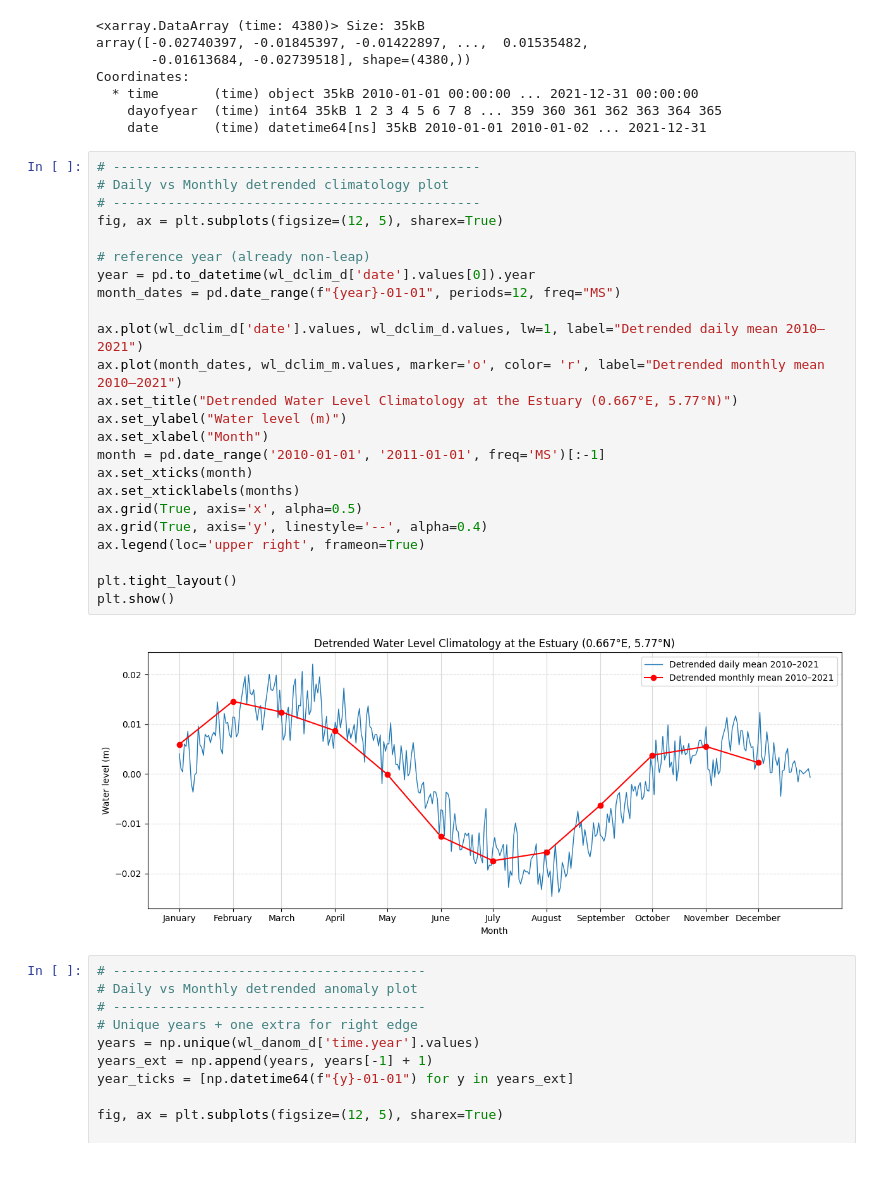
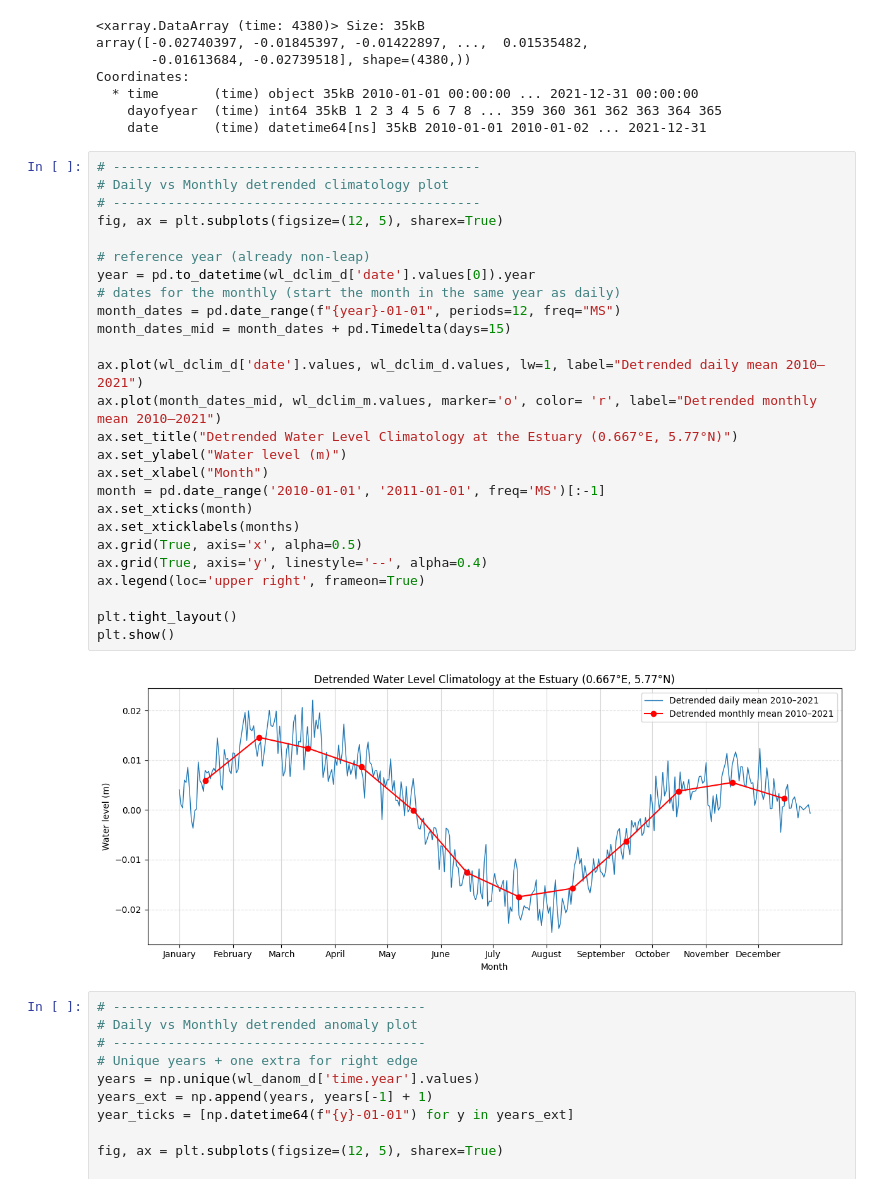
Before and after one commit to AlessandraGolini/SoC_master_thesis, a Jupyter notebook: script/keta_analysis.ipynb, the cells around one changed output. Cells and saved outputs as stored; diff of their text form.

```diff
--- a/script/keta_analysis.ipynb
+++ b/script/keta_analysis.ipynb
@@ -1666,29 +1673,31 @@ Coordinates:
 # %%
 # -----------------------------------------------
 # Daily vs Monthly detrended climatology plot
 # -----------------------------------------------
 fig, ax = plt.subplots(figsize=(12, 5), sharex=True)
 
 # reference year (already non-leap)
 year = pd.to_datetime(wl_dclim_d['date'].values[0]).year
+# dates for the monthly (start the month in the same year as daily)
 month_dates = pd.date_range(f"{year}-01-01", periods=12, freq="MS")
+month_dates_mid = month_dates + pd.Timedelta(days=15)
 
 ax.plot(wl_dclim_d['date'].values, wl_dclim_d.values, lw=1, label="Detrended daily mean 2010–2021")
-ax.plot(month_dates, wl_dclim_m.values, marker='o', color= 'r', label="Detrended monthly mean 2010–2021")
+ax.plot(month_dates_mid, wl_dclim_m.values, marker='o', color= 'r', label="Detrended monthly mean 2010–2021")
 ax.set_title("Detrended Water Level Climatology at the Estuary (0.667°E, 5.77°N)")
 ax.set_ylabel("Water level (m)")
 ax.set_xlabel("Month")
 month = pd.date_range('2010-01-01', '2011-01-01', freq='MS')[:-1]
 ax.set_xticks(month)
 ax.set_xticklabels(months)
 ax.grid(True, axis='x', alpha=0.5)
 ax.grid(True, axis='y', linestyle='--', alpha=0.4)
 ax.legend(loc='upper right', frameon=True)
 
 plt.tight_layout()
 plt.show()
 # %% [output]
-[figure, old version]
+[figure, new version]
 # %%
 # ----------------------------------------
 # Daily vs Monthly detrended anomaly plot
```
Also changed, not shown: parts of 28 cells of this notebook, 8 other files.
